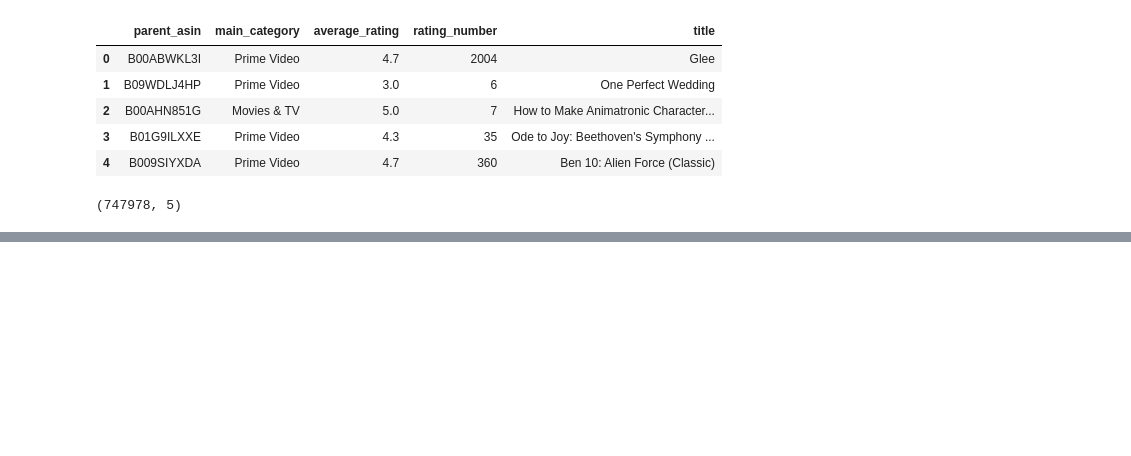
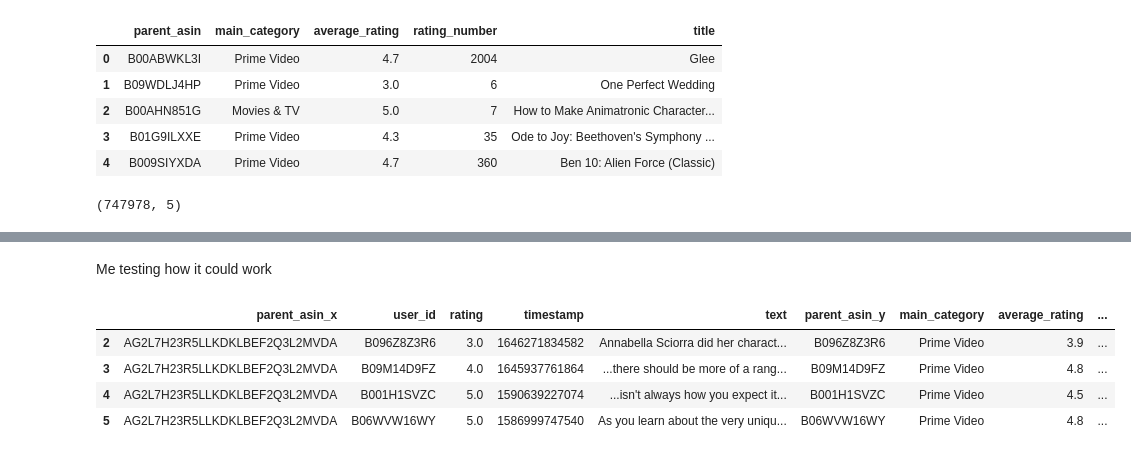
Before and after one commit to s234829/-02467_Project, a Jupyter notebook: Project_testing.ipynb, the cells around one changed output, grey strips where cells are left out. Drawn from its saved outputs; the diff is of its cells as text; code cells hidden in the pictures; blank space fills up the shorter version.

```diff
--- a/Project_testing.ipynb
+++ b/Project_testing.ipynb
@@ -134,0 +115,10 @@ G.number_of_nodes(), G.number_of_edges()
+# %% [markdown]
+Me testing how it could work
+# %%
+df_merged[df_merged["parent_asin_x"] == "AG2L7H23R5LLKDKLBEF2Q3L2MVDA"]
+# %% [output]
+|  | parent_asin_x | user_id | rating | timestamp | text | parent_asin_y | main_category | average_rating | ... |
+| 2 | AG2L7H23R5LLKDKLBEF2Q3L2MVDA | B096Z8Z3R6 | 3.0 | 1646271834582 | Annabella Sciorra did her charact... | B096Z8Z3R6 | Prime Video | 3.9 | ... |
+| 3 | AG2L7H23R5LLKDKLBEF2Q3L2MVDA | B09M14D9FZ | 4.0 | 1645937761864 | ...there should be more of a rang... | B09M14D9FZ | Prime Video | 4.8 | ... |
+| 4 | AG2L7H23R5LLKDKLBEF2Q3L2MVDA | B001H1SVZC | 5.0 | 1590639227074 | ...isn't always how you expect it... | B001H1SVZC | Prime Video | 4.5 | ... |
+| 5 | AG2L7H23R5LLKDKLBEF2Q3L2MVDA | B06WVW16WY | 5.0 | 1586999747540 | As you learn about the very uniqu... | B06WVW16WY | Prime Video | 4.8 | ... |
```
Also changed, not shown: parts of 22 cells of this notebook.
